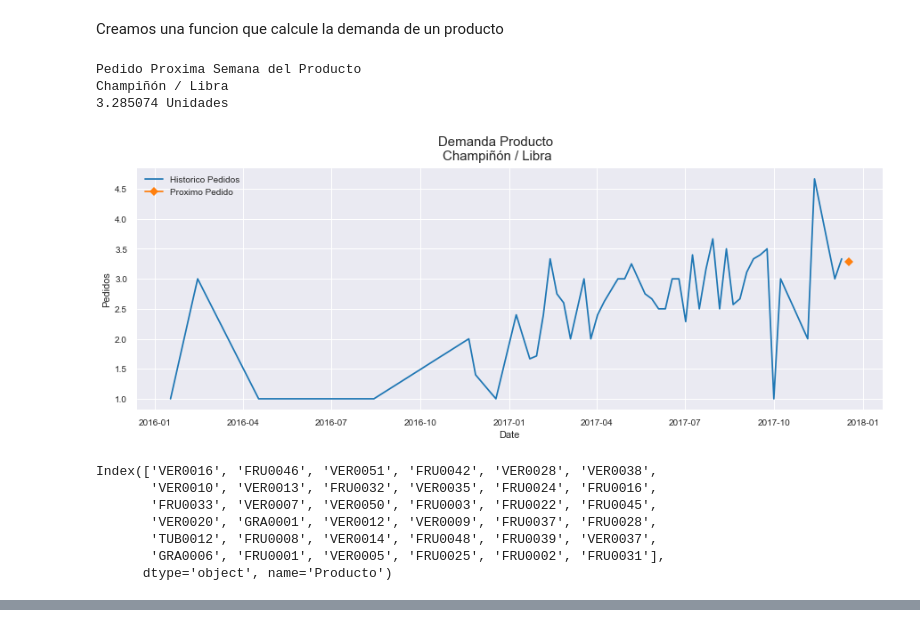
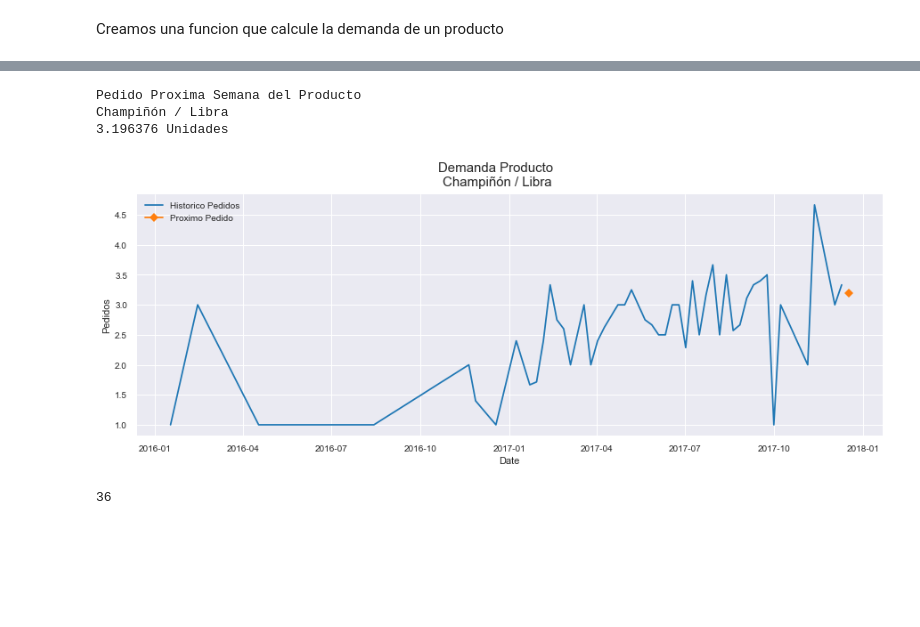
Before and after one commit to diegojeda/Modelos-Avanzados-2, a Jupyter notebook: Micro Proyecto 1/MicroProyecto1_StartUp.ipynb, the cells around one changed output, grey strips where cells are left out. Saved outputs shown, nothing was run; the diff lists cells and outputs as text; code cells hidden in the pictures; blank space fills up the shorter version.

```diff
--- a/Micro Proyecto 1/MicroProyecto1_StartUp.ipynb
+++ b/Micro Proyecto 1/MicroProyecto1_StartUp.ipynb
@@ -599,12 +637,23 @@ def pred_dem(producto):
 
     # Creamos un diccionario con los modelos
     modelos = {
-        "VER0016":("N",nn_model), "FRU0046":nn_model, "VER0051":nn_model, "FRU0042":nn_model, "VER0028":nn_model, "VER0038":nn_model,
-        "VER0010":("L",lstm_model), "VER0013":nn_model, "FRU0032":nn_model, "VER0035":nn_model, "FRU0024":nn_model, "FRU0016":nn_model,
-        "FRU0033":nn_model, "VER0007":nn_model, "VER0050":nn_model, "FRU0003":nn_model, "FRU0022":nn_model, "FRU0045":nn_model,
-        "VER0020":nn_model, "GRA0001":nn_model, "VER0012":nn_model, "VER0009":nn_model, "FRU0037":nn_model, "FRU0028":nn_model,
-        "TUB0012":nn_model, "FRU0008":nn_model, "VER0014":nn_model, "FRU0048":nn_model, "FRU0039":nn_model, "VER0037":nn_model,
-        "GRA0006":("P",proph_model), "FRU0001":nn_model, "VER0005":nn_model, "FRU0025":nn_model, "FRU0002":nn_model, "FRU0031":nn_model
+        "VER0016":("N",Modelo_VER0016_NN), "FRU0046":("N",ModelosAvanzados2FRU0046_NN), "VER0051":("L",ModelosAvanzados2VER0051_LSTM), "FRU0042":("N",ModelosAvanzados2FRU0042_NN),
+        "VER0028":("N",Modelo_VER0028_NN), "VER0038":("N",ModelosAvanzados2VER0038_NN), "VER0010":("N",ModelosAvanzados2VER0010_NN), "VER0013":("N",ModelosAvanzados2VER0013_NN),
+        "FRU0032":("N",ModelosAvanzados2FRU0032_NN), "VER0035":("L",ModelosAvanzados2VER0035_LSTM), "FRU0024":("N",ModelosAvanzados2FRU0024_NN),
+
+
+        "FRU0016":("L",ModelosAvanzados2FRU0016_LSTM),
+        "FRU0033":("N",Modelo_FRU0033_NN), "VER0007":("L",Modelo_VER0007_LSTM), "VER0050":("L",Modelo_VER0050_LSTM), "FRU0003":("N",Modelo_FRU0003_NN),
+        "FRU0022":("L",Modelo_FRU0022_LSTM), "FRU0045":("N",Modelo_FRU0045_NN), "VER0020":("L",Modelo_VER0020_LSTM), "GRA0001":("L",Modelo_GRA0001_LSTM),
+        "VER0012":("L",Modelo_VER0012_LSTM), "VER0009":("N",Modelo_VER0009_NN), "FRU0037":("L",Modelo_FRU0037_LSTM),
+
+
+
+
+        "FRU0028":("L",Modelo_FRU0028_LSTM),
+        "TUB0012":("L",Modelo_TUB0012_LSTM), "FRU0008":("N",Modelo_FRU0008_NN), "VER0014":("L",Modelo_VER0014_LSTM), "FRU0048":("L",Modelo_FRU0048_LSTM),
+        "FRU0039":("L",Modelo_FRU0039_LSTM), "VER0037":("L",Modelo_VER0037_LSTM), "GRA0006":("L",Modelo_GRA0006_LSTM), "FRU0001":("L",Modelo_FRU0001_LSTM),
+        "VER0005":("N",Modelo_VER0005_NN), "FRU0025":("N",Modelo_FRU0025_NN), "FRU0002":("N",Modelo_FRU0002_NN), "FRU0031":("N",Modelo_FRU0031_NN)
     }
 
     desc=data.loc[data.Producto==producto,"Nombre_producto"].reset_index(drop=True)[0]
@@ -643,7 +692,7 @@ def pred_dem(producto):
         X_test = X_test.values#.as_matrix()
         X_test_lmse = X_test.reshape(X_test.shape[0], X_test.shape[1], 1)
 
-        y_pred_test_lstm = scaler.inverse_transform(lstm_model.predict(X_test_lmse))
+        y_pred_test_lstm = scaler.inverse_transform(mod.predict(X_test_lmse))
 
         X_Pred = other.index
         y_Pred = y_pred_test_lstm[-1][0]
@@ -675,7 +724,7 @@ def pred_dem(producto):
         X_Pred = forecast.ds.iloc[-1]
         y_Pred = forecast.yhat.iloc[-1]
 
-    print("Pedido Proxima Semana del Producto \n" + desc + "\n%f" %y_Pred + " Unidades")
+    print(" \nPedido Proxima Semana del Producto \n" + desc + "\n%f" %y_Pred + " Unidades")
 
     # Creacion de la figura sobre la cual se harán las graficas
     fig, ax = plt.subplots(figsize=(15, 5))
@@ -685,21 +734,9 @@ def pred_dem(producto):
     ax.plot(Series[producto], label='Historico Pedidos')
     ax.plot(X_Pred, y_Pred, label='Proximo Pedido',color="C1", marker="D", ms=7)
     ax.set(xlabel = "Date", ylabel = "Pedidos")
-    ax.legend();
+    ax.legend()
+
+    return modelos;
-# %%
-pred_dem("VER0016")
-# %% [output]
-Pedido Proxima Semana del Producto
-Champiñón / Libra
-3.285074 Unidades
-[figure, removed]
-# %%
-var_red
-# %% [output]
-Index(['VER0016', 'FRU0046', 'VER0051', 'FRU0042', 'VER0028', 'VER0038',
-       'VER0010', 'VER0013', 'FRU0032', 'VER0035', 'FRU0024', 'FRU0016',
-       'FRU0033', 'VER0007', 'VER0050', 'FRU0003', 'FRU0022', 'FRU0045',
-       'VER0020', 'GRA0001', 'VER0012', 'VER0009', 'FRU0037', 'FRU0028',
-       'TUB0012', 'FRU0008', 'VER0014', 'FRU0048', 'FRU0039', 'VER0037',
-       'GRA0006', 'FRU0001', 'VER0005', 'FRU0025', 'FRU0002', 'FRU0031'],
-      dtype='object', name='Producto')
+# %%
+modelos = pred_dem("VER0016")
+# %% [output]
@@ -705,0 +745,8 @@ Index(['VER0016', 'FRU0046', 'VER0051', 'FRU0042', 'VER0028', 'VER0038',
+Pedido Proxima Semana del Producto
+Champiñón / Libra
+3.196376 Unidades
+[figure, added]
+# %%
+len(modelos)
+# %% [output]
+36
```
Also changed, not shown: parts of 10 cells of this notebook, 38 other files.
